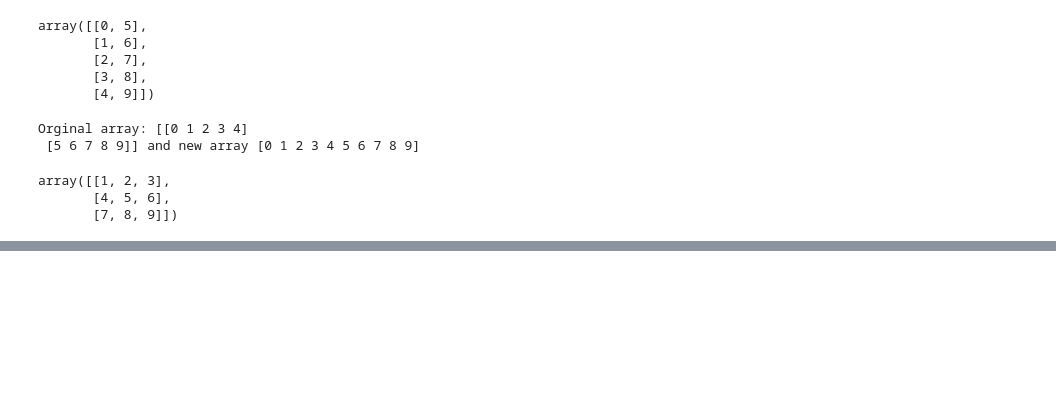
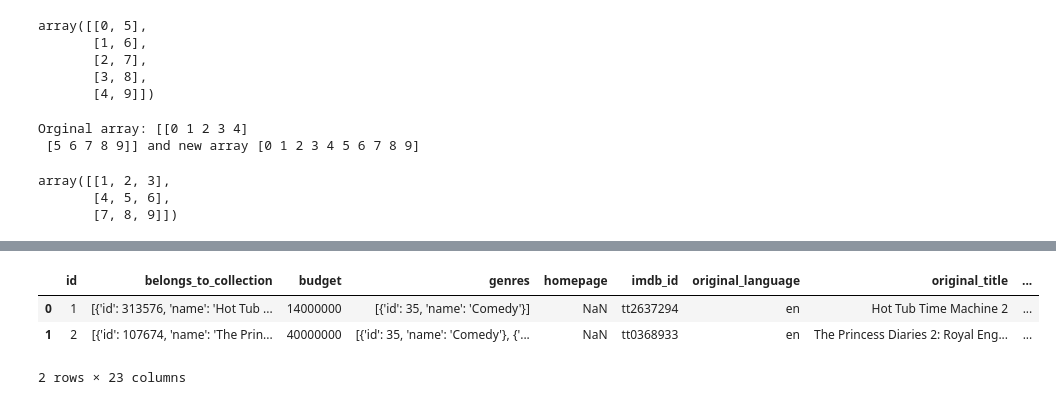
Before and after one commit to azameap/Python, a Jupyter notebook: Pandas_and_Numpy.ipynb, the cells around one changed output, grey strips where cells are left out. Cells and saved outputs as stored; diff of their text form; code cells hidden in the pictures; blank space fills up the shorter version.

```diff
--- a/Pandas_and_Numpy.ipynb
+++ b/Pandas_and_Numpy.ipynb
@@ -193,0 +388,7 @@ IndexError: too many indices for array: array is 2-dimensional, but 3 were index
+# %%
+imdb_df.head(2)
+# %% [output]
+|  | id | belongs_to_collection | budget | genres | homepage | imdb_id | original_language | original_title | ... |
+| 0 | 1 | [{'id': 313576, 'name': 'Hot Tub ... | 14000000 | [{'id': 35, 'name': 'Comedy'}] | NaN | tt2637294 | en | Hot Tub Time Machine 2 | ... |
+| 1 | 2 | [{'id': 107674, 'name': 'The Prin... | 40000000 | [{'id': 35, 'name': 'Comedy'}, {'... | NaN | tt0368933 | en | The Princess Diaries 2: Royal Eng... | ... |
+2 rows × 23 columns
```
Also changed, not shown: parts of 48 cells of this notebook.
